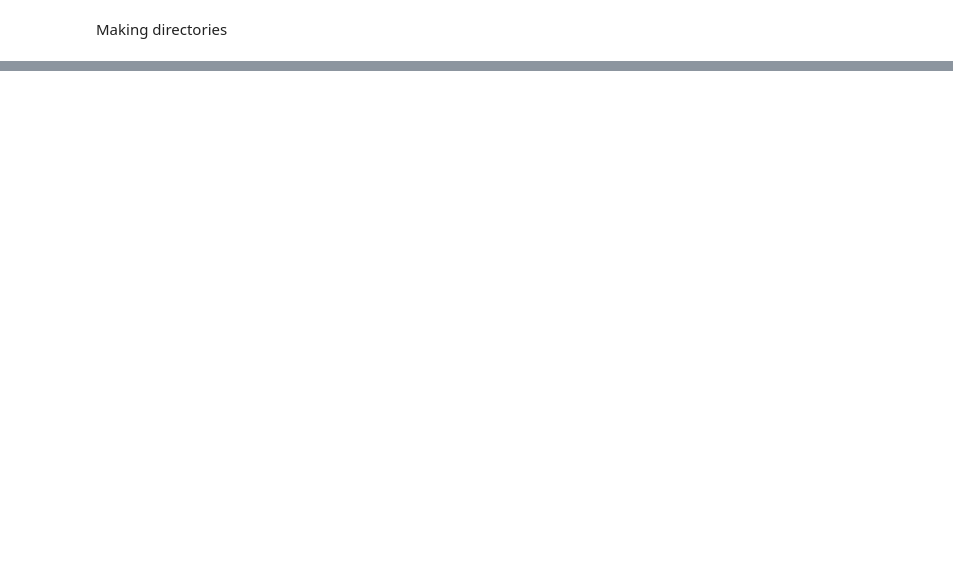
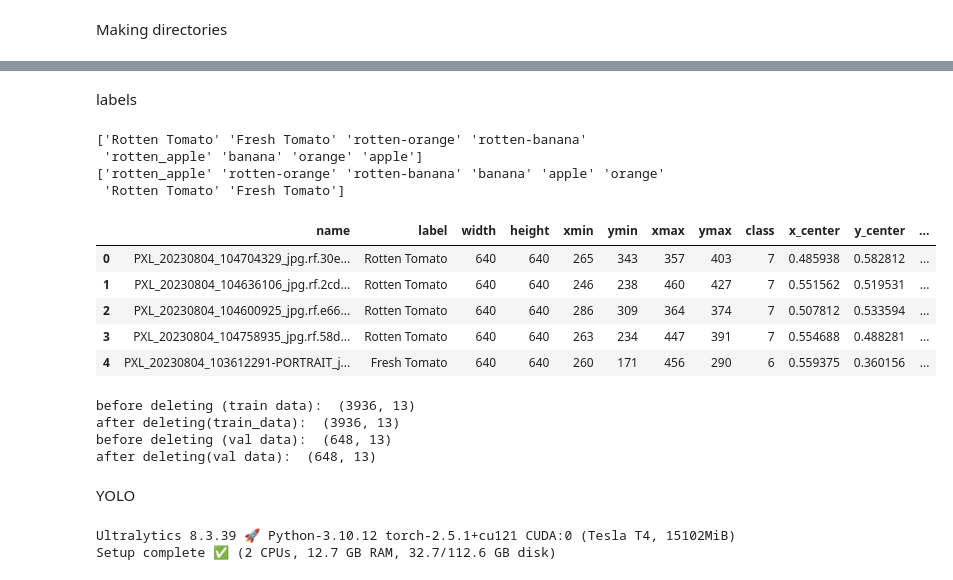
Before and after one commit to owenc8/IAT360_final_project, a Jupyter notebook: final_proj_CV_IAT360.ipynb, the cells around one changed output, grey strips where cells are left out. Saved outputs shown, nothing was run; the diff lists cells and outputs as text; code cells hidden in the pictures; blank space fills up the shorter version.

```diff
--- a/final_proj_CV_IAT360.ipynb
+++ b/final_proj_CV_IAT360.ipynb
@@ -56,0 +268,60 @@ for file in os.listdir(test_dir):
+# %% [markdown]
+labels
+# %%
+print(train_df['label'].unique())
+print(val_df['label'].unique())
+# %% [output]
+['Rotten Tomato' 'Fresh Tomato' 'rotten-orange' 'rotten-banana'
+ 'rotten_apple' 'banana' 'orange' 'apple']
+['rotten_apple' 'rotten-orange' 'rotten-banana' 'banana' 'apple' 'orange'
+ 'Rotten Tomato' 'Fresh Tomato']
+# %%
+label_map = { 'apple': 0,
+            'rotten_apple': 1,
+            'banana': 2,
+              'rotten-banana':3,
+              'orange': 4,
+              'rotten-orange': 5,
+              'Fresh Tomato': 6,
+              'Rotten Tomato' : 7}
+
+train_df['class'] = train_df['label'].map(label_map)
+val_df['class'] = val_df['label'].map(label_map)
+# %%
+# Training data
+train_df['x_center'] = (train_df['xmin']+train_df['xmax'])/(2*train_df["width"])
+train_df['y_center'] = (train_df['ymin']+train_df['ymax'])/(2*train_df["height"])
+train_df['box_width'] = (train_df['xmax']-train_df['xmin'])/ train_df["width"]
+train_df['box_height'] = (train_df['ymax']-train_df['ymin'])/train_df["height"]
+
+#Validation data
+val_df['x_center'] = (val_df['xmin']+val_df['xmax'])/(2*val_df["width"])
+val_df['y_center'] = (val_df['ymin']+val_df['ymax'])/(2*val_df["height"])
+val_df['box_width'] = (val_df['xmax']-val_df['xmin'])/ val_df["width"]
+val_df['box_height'] = (val_df['ymax']-val_df['ymin'])/val_df["height"]
+# %%
+train_df.head()
+# %% [output]
+|  | name | label | width | height | xmin | ymin | xmax | ymax | class | x_center | y_center | ... |
+| 0 | PXL_20230804_104704329_jpg.rf.30e... | Rotten Tomato | 640 | 640 | 265 | 343 | 357 | 403 | 7 | 0.485938 | 0.582812 | ... |
+| 1 | PXL_20230804_104636106_jpg.rf.2cd... | Rotten Tomato | 640 | 640 | 246 | 238 | 460 | 427 | 7 | 0.551562 | 0.519531 | ... |
+| 2 | PXL_20230804_104600925_jpg.rf.e66... | Rotten Tomato | 640 | 640 | 286 | 309 | 364 | 374 | 7 | 0.507812 | 0.533594 | ... |
+| 3 | PXL_20230804_104758935_jpg.rf.58d... | Rotten Tomato | 640 | 640 | 263 | 234 | 447 | 391 | 7 | 0.554688 | 0.488281 | ... |
+| 4 | PXL_20230804_103612291-PORTRAIT_j... | Fresh Tomato | 640 | 640 | 260 | 171 | 456 | 290 | 6 | 0.559375 | 0.360156 | ... |
+# %%
+#training
+print("before deleting (train data): " , train_df.shape)
+train_df.replace([np.inf, -np.inf], np.nan, inplace=True)
+train_df.dropna(inplace=True)
+print("after deleting(train_data): " ,train_df.shape)
+
+#validation
+print("before deleting (val data): " , val_df.shape)
+val_df.replace([np.inf, -np.inf], np.nan, inplace=True)
+val_df.dropna(inplace=True)
+print("after deleting(val data): " , val_df.shape)
+# %% [output]
+before deleting (train data):  (3936, 13)
+after deleting(train_data):  (3936, 13)
+before deleting (val data):  (648, 13)
+after deleting(val data):  (648, 13)
@@ -56,0 +367,9 @@ for file in os.listdir(test_dir):
+# %% [markdown]
+YOLO
+# %%
+%pip install ultralytics
+import ultralytics
+ultralytics.checks()
+# %% [output]
+Ultralytics 8.3.39 🚀 Python-3.10.12 torch-2.5.1+cu121 CUDA:0 (Tesla T4, 15102MiB)
+Setup complete ✅ (2 CPUs, 12.7 GB RAM, 32.7/112.6 GB disk)
```
Also changed, not shown: parts of 23 cells of this notebook.
